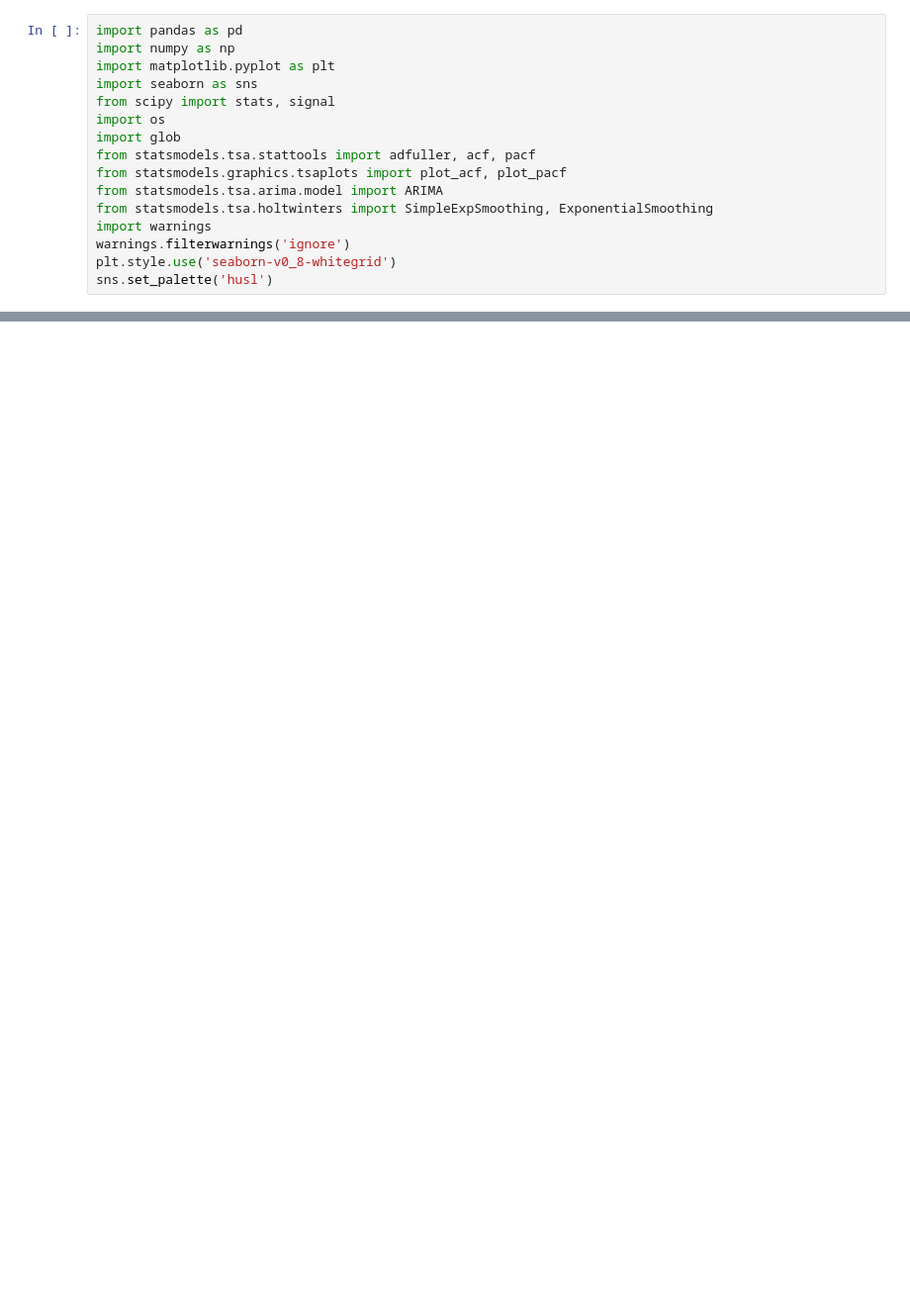
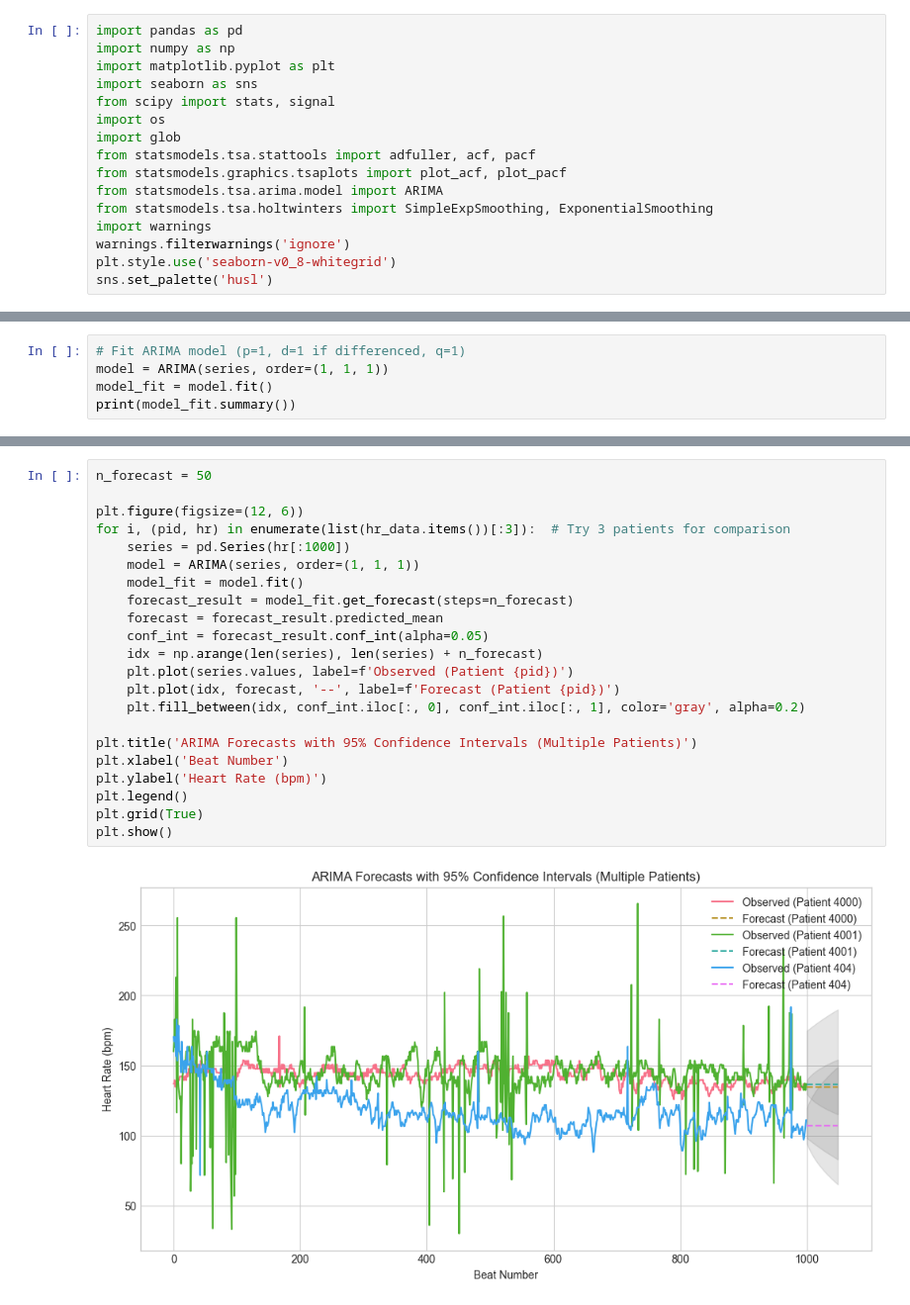
Before and after one commit to oscar-peng/datasci_223, a Jupyter notebook: lectures/04/demo/demo2-hrv-forecasting.ipynb, the cells around one changed output, grey strips where cells are left out. Shown at 99% size. Cells and saved outputs as stored; diff of their text form; blank space fills up the shorter version.

```diff
--- a/lectures/04/demo/demo2-hrv-forecasting.ipynb
+++ b/lectures/04/demo/demo2-hrv-forecasting.ipynb
@@ -122,0 +236,5 @@ plt.show()
+# %%
+# Fit ARIMA model (p=1, d=1 if differenced, q=1)
+model = ARIMA(series, order=(1, 1, 1))
+model_fit = model.fit()
+print(model_fit.summary())
@@ -122,0 +263,24 @@ plt.show()
+# %%
+n_forecast = 50
+
+plt.figure(figsize=(12, 6))
+for i, (pid, hr) in enumerate(list(hr_data.items())[:3]):  # Try 3 patients for comparison
+    series = pd.Series(hr[:1000])
+    model = ARIMA(series, order=(1, 1, 1))
+    model_fit = model.fit()
+    forecast_result = model_fit.get_forecast(steps=n_forecast)
+    forecast = forecast_result.predicted_mean
+    conf_int = forecast_result.conf_int(alpha=0.05)
+    idx = np.arange(len(series), len(series) + n_forecast)
+    plt.plot(series.values, label=f'Observed (Patient {pid})')
+    plt.plot(idx, forecast, '--', label=f'Forecast (Patient {pid})')
+    plt.fill_between(idx, conf_int.iloc[:, 0], conf_int.iloc[:, 1], color='gray', alpha=0.2)
+
+plt.title('ARIMA Forecasts with 95% Confidence Intervals (Multiple Patients)')
+plt.xlabel('Beat Number')
+plt.ylabel('Heart Rate (bpm)')
+plt.legend()
+plt.grid(True)
+plt.show()
+# %% [output]
+[figure, added]
```
Also changed, not shown: parts of 26 cells of this notebook, 5 other files.
